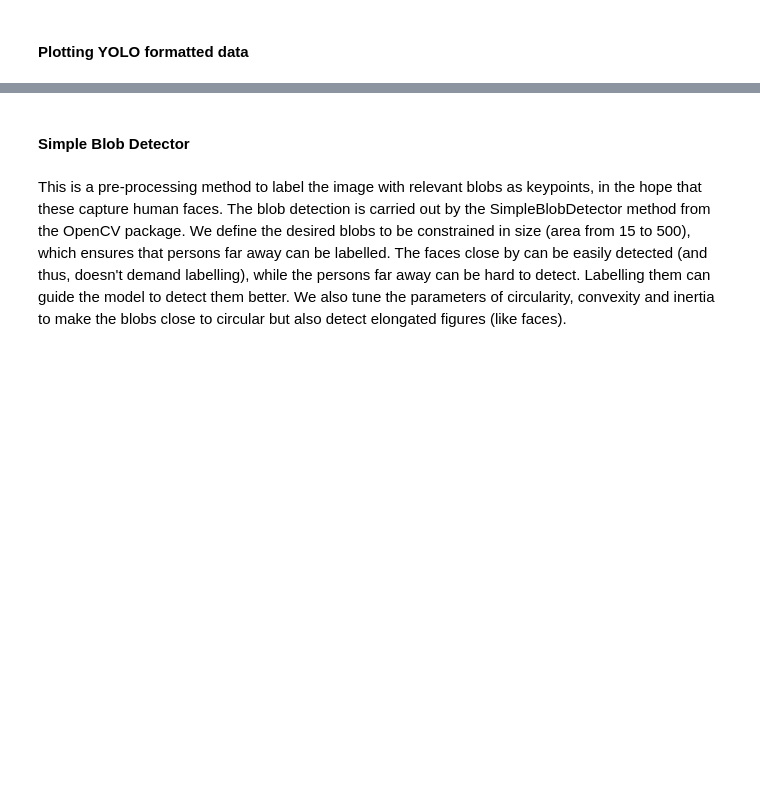
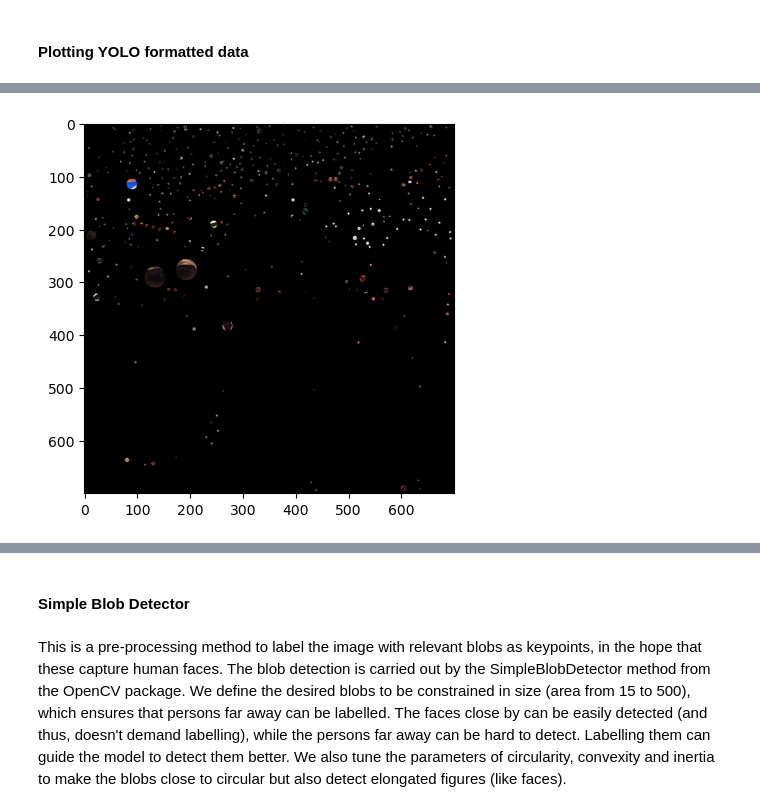
Before and after one commit to JelinR/ultralytics_forked, a Jupyter notebook: Vision_Project/yolo_detection.ipynb, the cells around one changed output, grey strips where cells are left out. Saved outputs shown, nothing was run; the diff lists cells and outputs as text; code cells hidden in the pictures; blank space fills up the shorter version.

```diff
--- a/Vision_Project/yolo_detection.ipynb
+++ b/Vision_Project/yolo_detection.ipynb
@@ -485,0 +536,15 @@ Class ID: 2.0, Confidence: 0.7256653308868408, BBox: [80.91741943359375, 446.793
+# %%
+# Split the image into three color channels
+sharpened_b, sharpened_g, sharpened_r = cv2.split(sharpened)
+
+# Apply bitwise operations to each color channel
+sharp_blobs_b = cv2.bitwise_and(sharpened_b, sharpened_b, mask=mask)
+sharp_blobs_g = cv2.bitwise_and(sharpened_g, sharpened_g, mask=mask)
+sharp_blobs_r = cv2.bitwise_and(sharpened_r, sharpened_r, mask=mask)
+
+blobs_merge = cv2.merge((sharp_blobs_b, sharp_blobs_g, sharp_blobs_r))
+
+plt.imshow(cv2.cvtColor(blobs_merge, cv2.COLOR_BGR2RGB))
+plt.show()
+# %% [output]
+[figure, added]
```
Also changed, not shown: parts of 63 cells of this notebook, 2 other files.
